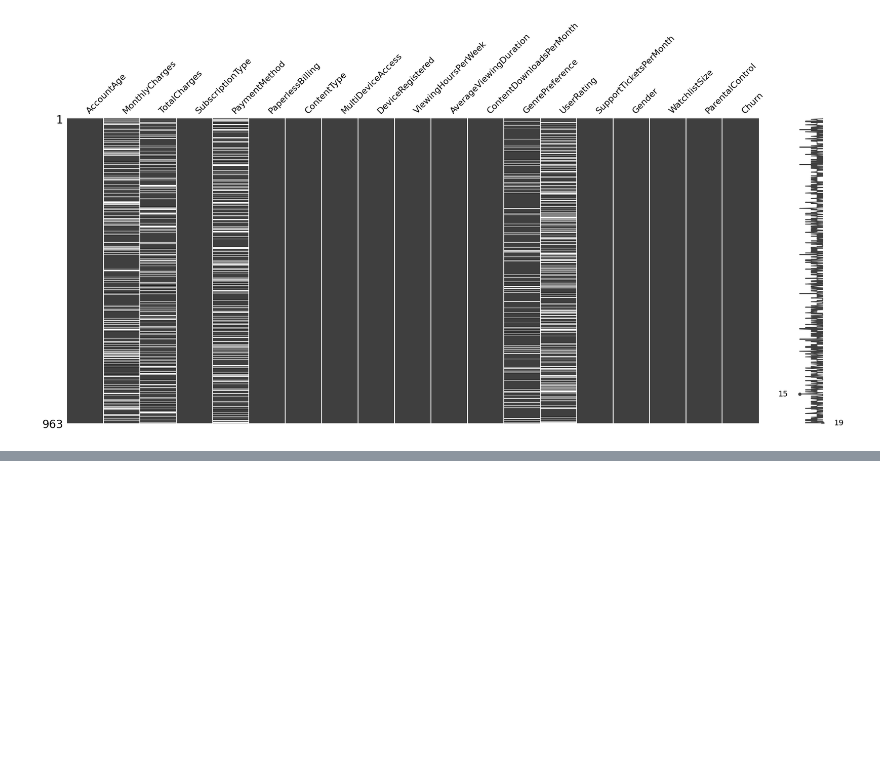
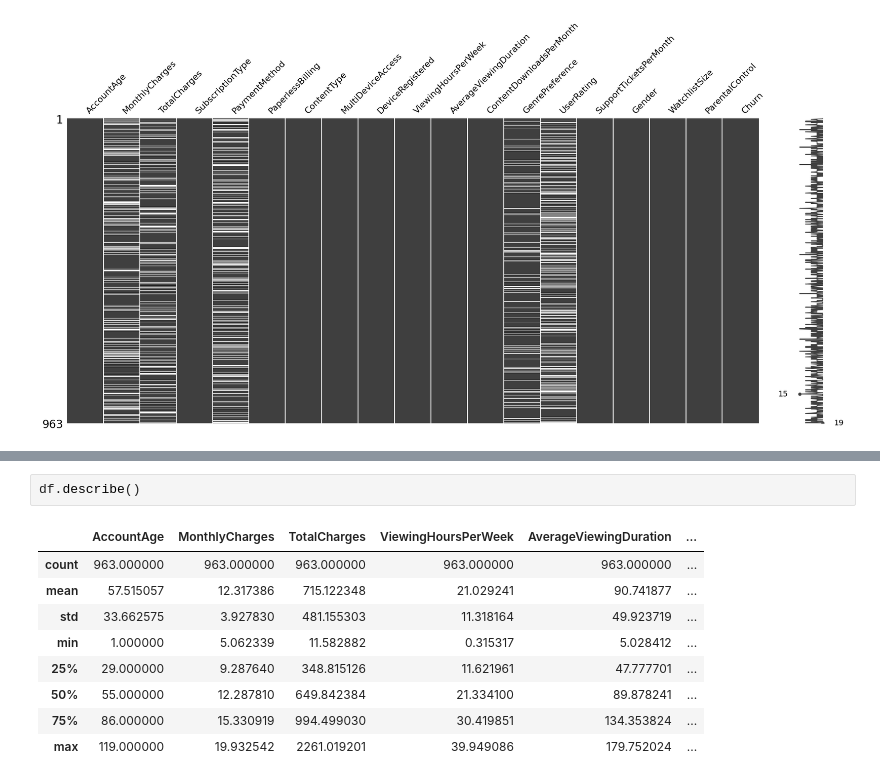
Before and after one commit to Rdorta08/ML_PowerBI, a Jupyter notebook: notebooks/notebook.ipynb, the cells around one changed output, grey strips where cells are left out. Saved outputs shown, nothing was run; the diff lists cells and outputs as text; blank space fills up the shorter version.

```diff
--- a/src/notebook.ipynb
+++ b/notebooks/notebook.ipynb
@@ -194,0 +282,12 @@ df = df.drop(columns=["UserRating"], axis=1, inplace=True)
+# %%
+df.describe()
+# %% [output]
+|  | AccountAge | MonthlyCharges | TotalCharges | ViewingHoursPerWeek | AverageViewingDuration | ... |
+| count | 963.000000 | 963.000000 | 963.000000 | 963.000000 | 963.000000 | ... |
+| mean | 57.515057 | 12.317386 | 715.122348 | 21.029241 | 90.741877 | ... |
+| std | 33.662575 | 3.927830 | 481.155303 | 11.318164 | 49.923719 | ... |
+| min | 1.000000 | 5.062339 | 11.582882 | 0.315317 | 5.028412 | ... |
+| 25% | 29.000000 | 9.287640 | 348.815126 | 11.621961 | 47.777701 | ... |
+| 50% | 55.000000 | 12.287810 | 649.842384 | 21.334100 | 89.878241 | ... |
+| 75% | 86.000000 | 15.330919 | 994.499030 | 30.419851 | 134.353824 | ... |
+| max | 119.000000 | 19.932542 | 2261.019201 | 39.949086 | 179.752024 | ... |
```
Also changed, not shown: parts of 11 cells of this notebook, 2 other files.
